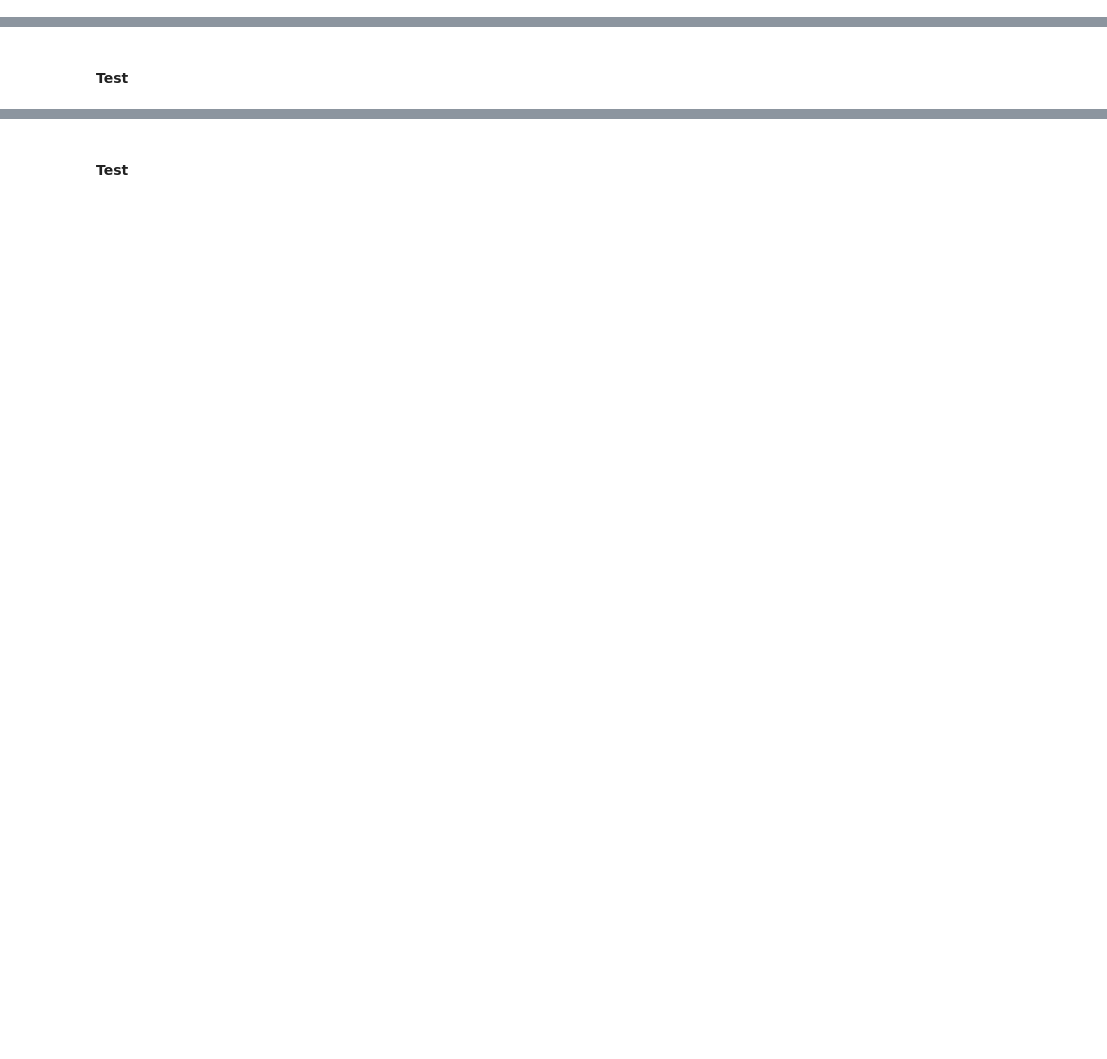
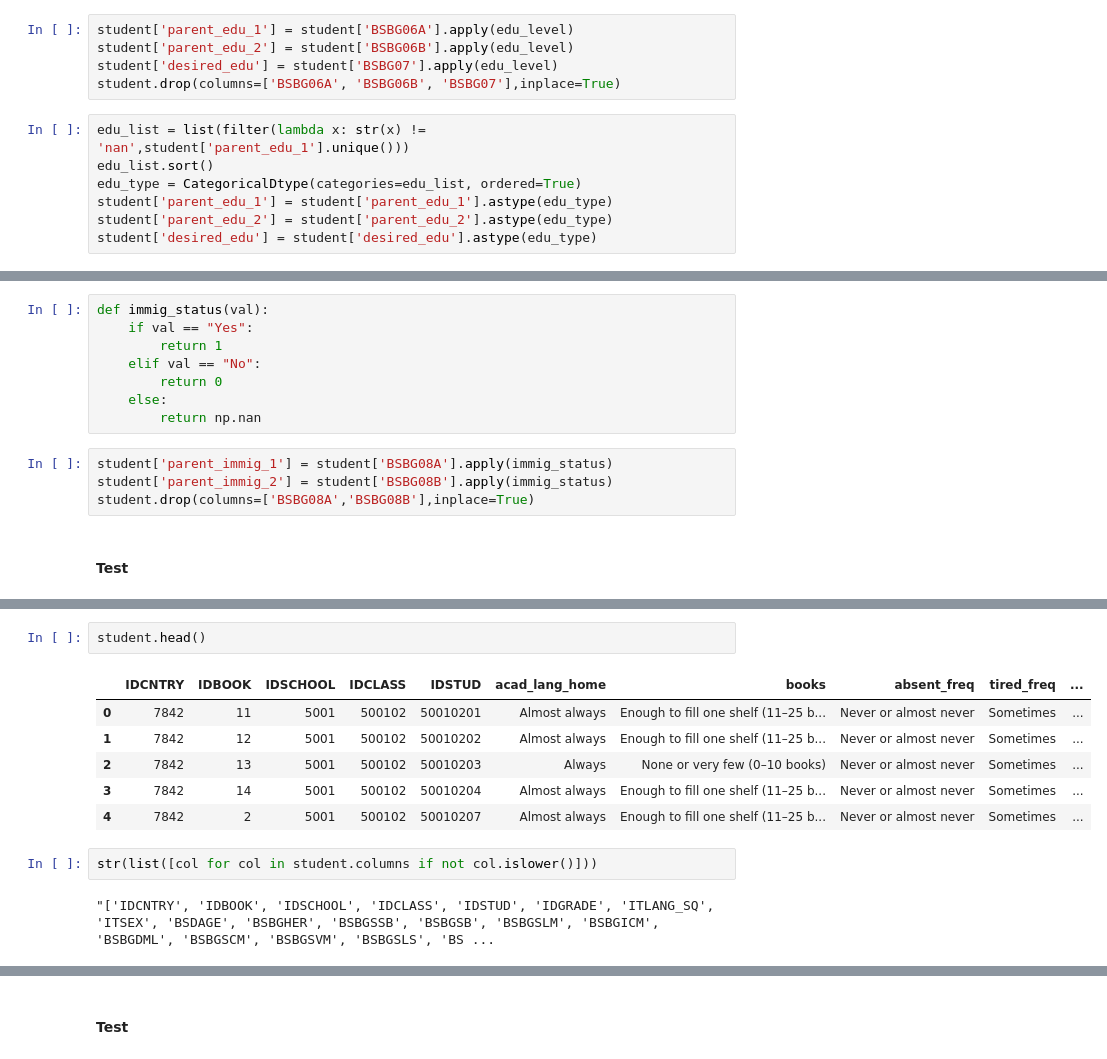
Before and after one commit to sjhaluck/TIMSS-Data-Science, a Jupyter notebook: TIMSS Exploration.ipynb, the cells around one changed output, grey strips where cells are left out. Drawn from its saved outputs; the diff is of its cells as text; blank space fills up the shorter version.

Commit message:
feat: complete data preparation for student dataframe, added navigation links to manage length of data preparation

```diff
--- a/TIMSS Exploration.ipynb
+++ b/TIMSS Exploration.ipynb
@@ -1349,2 +1437,14 @@ info['BSBG04'] = {'new_name':'books','ordered_cols':['None or very few (0–10 b
+# %%
+student['parent_edu_1'] = student['BSBG06A'].apply(edu_level)
+student['parent_edu_2'] = student['BSBG06B'].apply(edu_level)
+student['desired_edu'] = student['BSBG07'].apply(edu_level)
+student.drop(columns=['BSBG06A', 'BSBG06B', 'BSBG07'],inplace=True)
+# %%
+edu_list = list(filter(lambda x: str(x) != 'nan',student['parent_edu_1'].unique()))
+edu_list.sort()
+edu_type = CategoricalDtype(categories=edu_list, ordered=True)
+student['parent_edu_1'] = student['parent_edu_1'].astype(edu_type)
+student['parent_edu_2'] = student['parent_edu_2'].astype(edu_type)
+student['desired_edu'] = student['desired_edu'].astype(edu_type)
 # %% [markdown]
 #### Test
@@ -1354,4 +1464,16 @@ info['BSBG04'] = {'new_name':'books','ordered_cols':['None or very few (0–10 b
 
 #### Code
+# %%
+def immig_status(val):
+    if val == "Yes":
+        return 1
+    elif val == "No":
+        return 0
+    else:
+        return np.nan
+# %%
+student['parent_immig_1'] = student['BSBG08A'].apply(immig_status)
+student['parent_immig_2'] = student['BSBG08B'].apply(immig_status)
+student.drop(columns=['BSBG08A','BSBG08B'],inplace=True)
 # %% [markdown]
 #### Test
@@ -1362,0 +1489,13 @@ info['BSBG04'] = {'new_name':'books','ordered_cols':['None or very few (0–10 b
+# %%
+student.head()
+# %% [output]
+|  | IDCNTRY | IDBOOK | IDSCHOOL | IDCLASS | IDSTUD | acad_lang_home | books | absent_freq | tired_freq | ... |
+| 0 | 7842 | 11 | 5001 | 500102 | 50010201 | Almost always | Enough to fill one shelf (11–25 b... | Never or almost never | Sometimes | ... |
+| 1 | 7842 | 12 | 5001 | 500102 | 50010202 | Almost always | Enough to fill one shelf (11–25 b... | Never or almost never | Sometimes | ... |
+| 2 | 7842 | 13 | 5001 | 500102 | 50010203 | Always | None or very few (0–10 books) | Never or almost never | Sometimes | ... |
+| 3 | 7842 | 14 | 5001 | 500102 | 50010204 | Almost always | Enough to fill one shelf (11–25 b... | Never or almost never | Sometimes | ... |
+| 4 | 7842 | 2 | 5001 | 500102 | 50010207 | Almost always | Enough to fill one shelf (11–25 b... | Never or almost never | Sometimes | ... |
+# %%
+str(list([col for col in student.columns if not col.islower()]))
+# %% [output]
+"['IDCNTRY', 'IDBOOK', 'IDSCHOOL', 'IDCLASS', 'IDSTUD', 'IDGRADE', 'ITLANG_SQ', 'ITSEX', 'BSDAGE', 'BSBGHER', 'BSBGSSB', 'BSBGSB', 'BSBGSLM', 'BSBGICM', 'BSBGDML', 'BSBGSCM', 'BSBGSVM', 'BSBGSLS', 'BS ...
```
Also changed, not shown: parts of 39 cells of this notebook.
